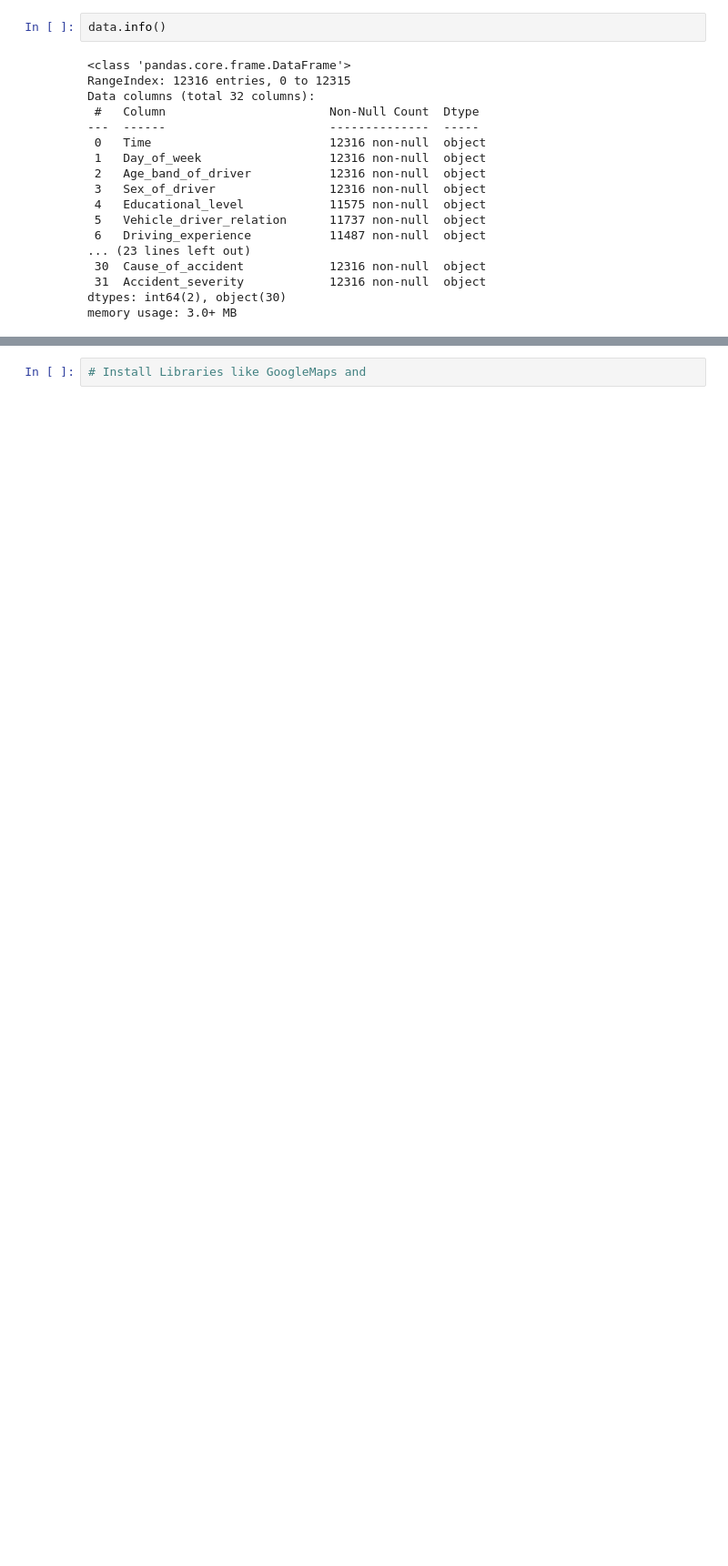
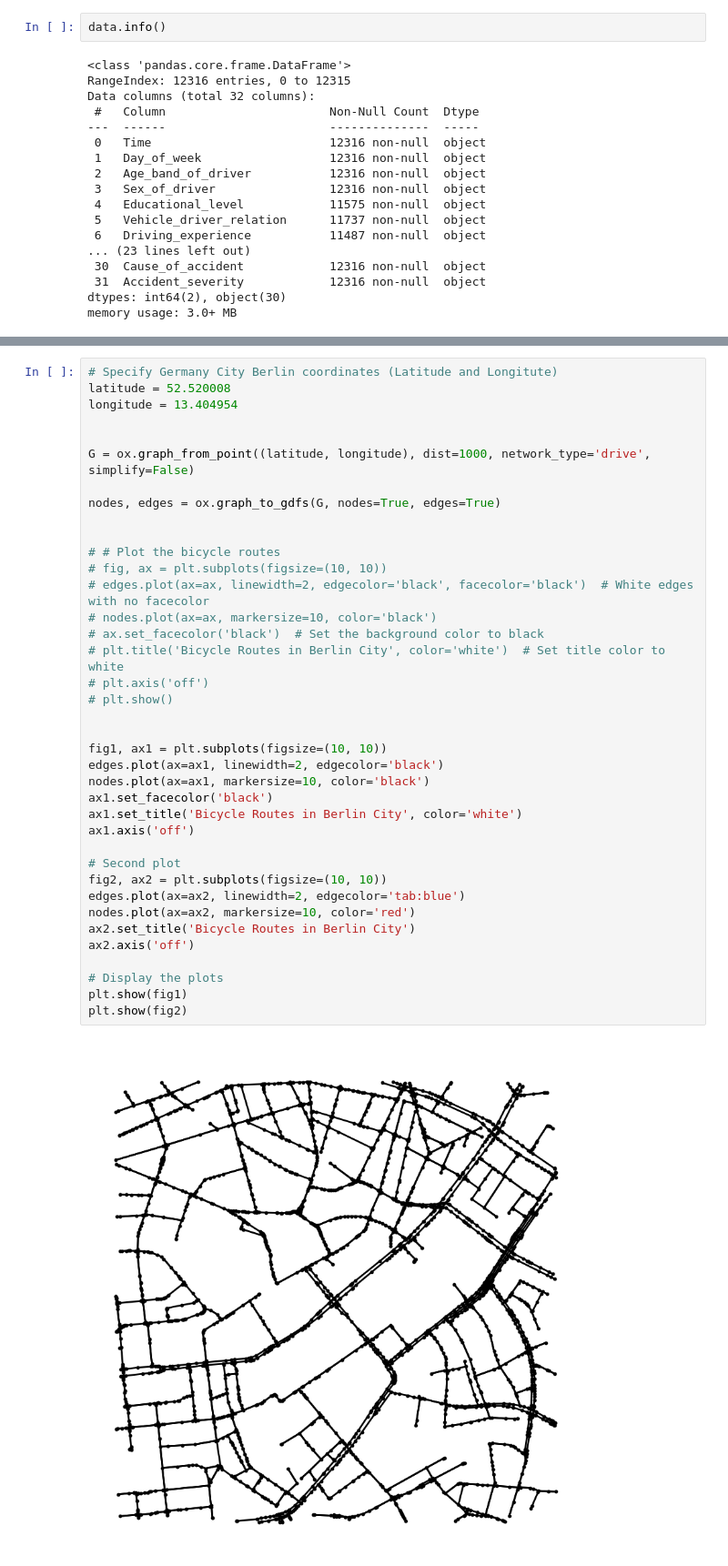
Before and after one commit to akanksham007/BicycleRoutesAnalysis, a Jupyter notebook: BicycleRouteAnalysis.ipynb, the cells around one changed output, grey strips where cells are left out. Shown: that part at 91% size. Cells and saved outputs as stored; diff of their text form; blank space fills up the shorter version.

```diff
--- a/BicycleRouteAnalysis.ipynb
+++ b/BicycleRouteAnalysis.ipynb
@@ -28,2 +62,40 @@ memory usage: 3.0+ MB
 # %%
-# Install Libraries like GoogleMaps and
+# Specify Germany City Berlin coordinates (Latitude and Longitute)
+latitude = 52.520008
+longitude = 13.404954
+
+
+G = ox.graph_from_point((latitude, longitude), dist=1000, network_type='drive', simplify=False)
+
+nodes, edges = ox.graph_to_gdfs(G, nodes=True, edges=True)
+
+
+# # Plot the bicycle routes
+# fig, ax = plt.subplots(figsize=(10, 10))
+# edges.plot(ax=ax, linewidth=2, edgecolor='black', facecolor='black')  # White edges with no facecolor
+# nodes.plot(ax=ax, markersize=10, color='black')
+# ax.set_facecolor('black')  # Set the background color to black
+# plt.title('Bicycle Routes in Berlin City', color='white')  # Set title color to white
+# plt.axis('off')
+# plt.show()
+
+
+fig1, ax1 = plt.subplots(figsize=(10, 10))
+edges.plot(ax=ax1, linewidth=2, edgecolor='black')
+nodes.plot(ax=ax1, markersize=10, color='black')
+ax1.set_facecolor('black')
+ax1.set_title('Bicycle Routes in Berlin City', color='white')
+ax1.axis('off')
+
+# Second plot
+fig2, ax2 = plt.subplots(figsize=(10, 10))
+edges.plot(ax=ax2, linewidth=2, edgecolor='tab:blue')
+nodes.plot(ax=ax2, markersize=10, color='red')
+ax2.set_title('Bicycle Routes in Berlin City')
+ax2.axis('off')
+
+# Display the plots
+plt.show(fig1)
+plt.show(fig2)
+# %% [output]
+[figure, added]
```
Also changed, not shown: parts of 5 cells of this notebook, 1 other file.
